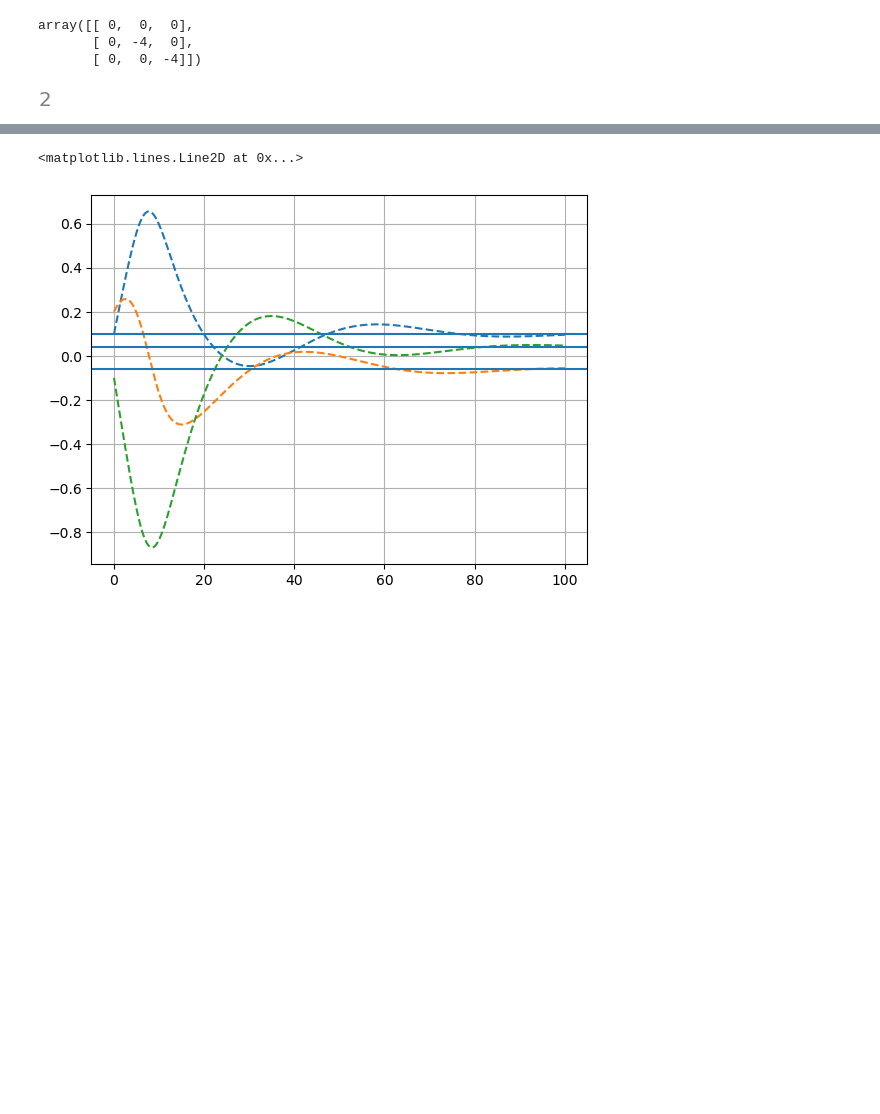
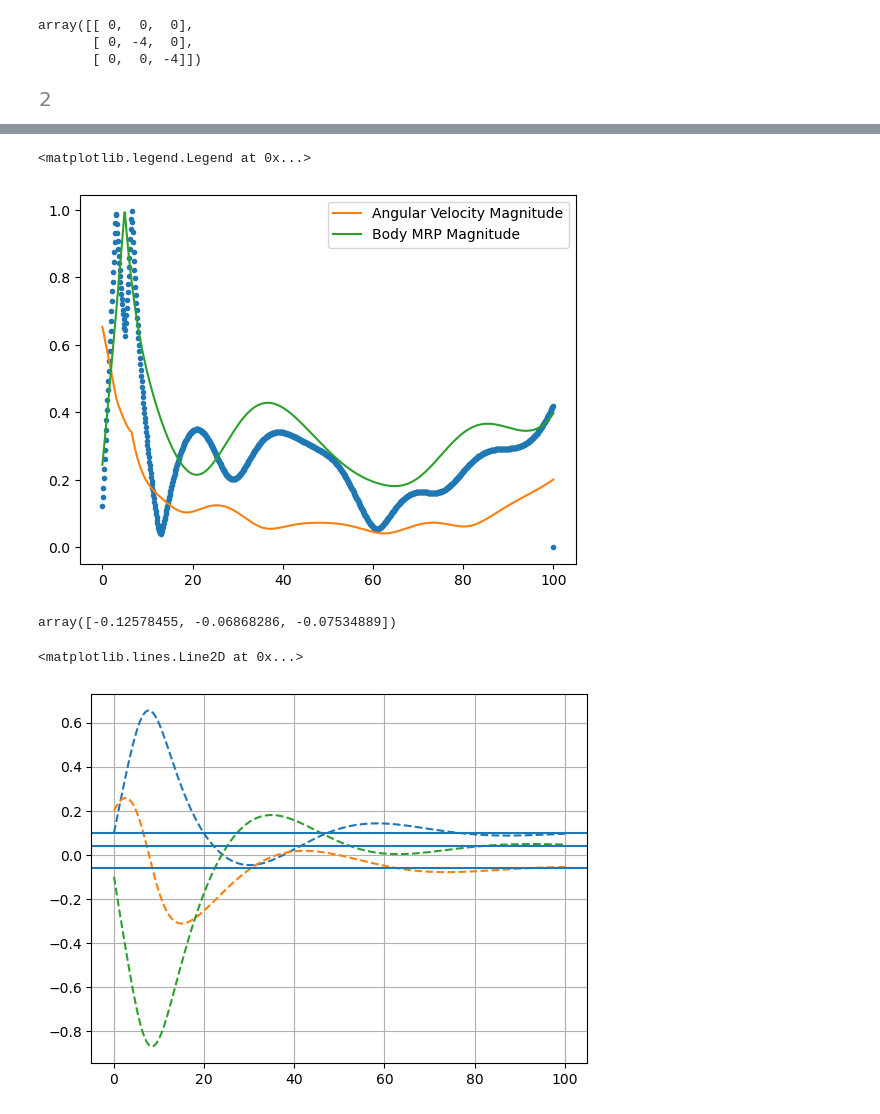
Before and after one commit to snuzbrokh/spacecraft_control, a Jupyter notebook: playground.ipynb, the cells around one changed output, grey strips where cells are left out. Saved outputs shown, nothing was run; the diff lists cells and outputs as text; code cells hidden in the pictures; blank space fills up the shorter version.

```diff
--- a/playground.ipynb
+++ b/playground.ipynb
@@ -503,3 +607,15 @@ plt.grid()
+# %%
+plt.plot(t, norm(sigma_br, axis=0), '.')
+plt.plot(t, norm(X[3:,:], axis=0), label='Angular Velocity Magnitude')
+plt.plot(t, norm(X[:3,:], axis=0), label='Body MRP Magnitude')
+plt.legend()
+# %% [output]
+<matplotlib.legend.Legend at 0x...>
+[figure, added]
+# %%
+sigma_br[:,150]
+# %% [output]
+array([-0.12578455, -0.06868286, -0.07534889])
 # %%
 plt.plot(t, state[3,:], '--')
 plt.plot(t, state[4,:],'--')
```
Also changed, not shown: parts of 28 cells of this notebook, 2 other files.
